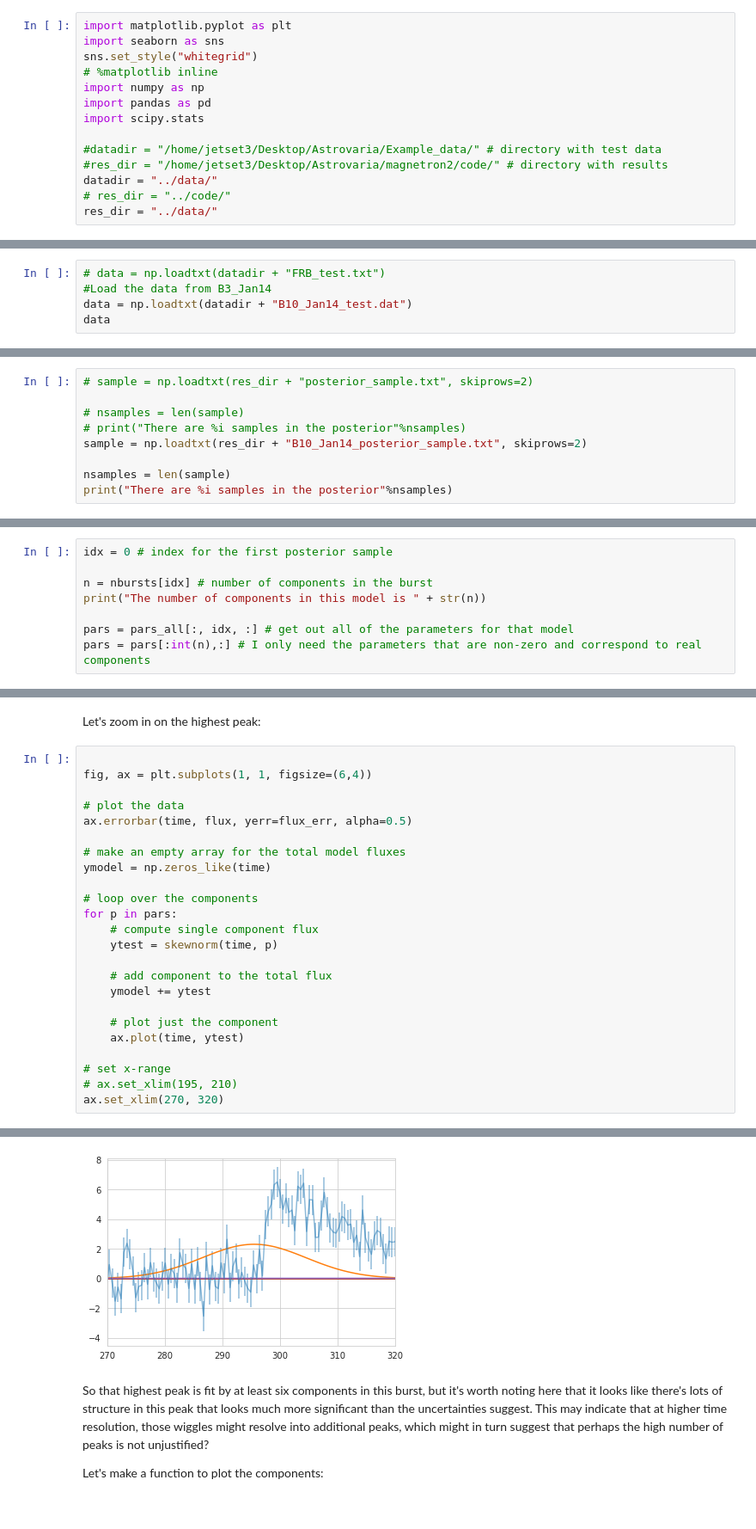
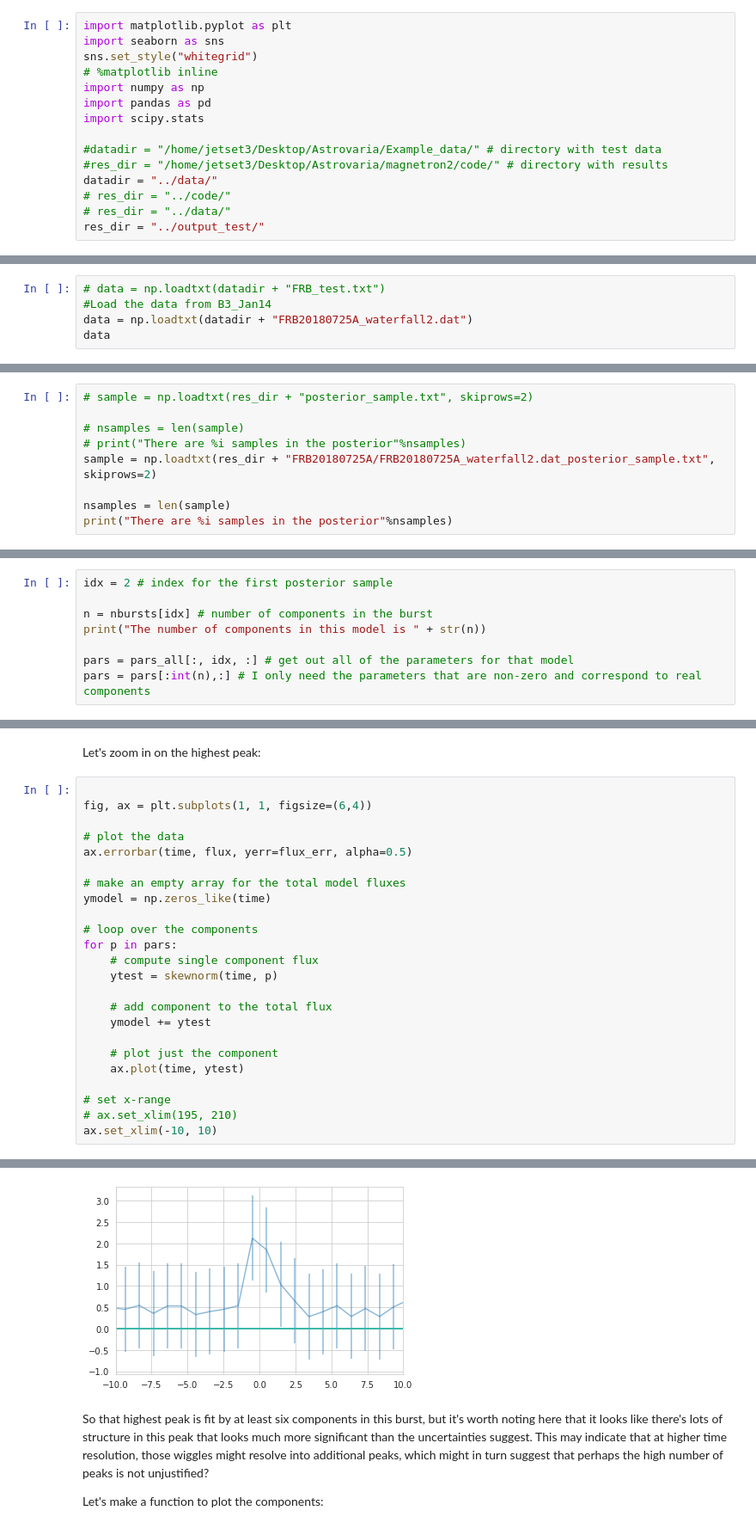
Before and after one commit to MHoogkamer/magnetron2_FRB, a Jupyter notebook: notebooks/FRBMagnetronAnalysis-SkewNormal-LognormalPrior.ipynb, the cells around one changed output, grey strips where cells are left out. Shown at 86% size. Cells and saved outputs as stored; diff of their text form.

```diff
--- a/notebooks/FRBMagnetronAnalysis-SkewNormal-LognormalPrior.ipynb
+++ b/notebooks/FRBMagnetronAnalysis-SkewNormal-LognormalPrior.ipynb
@@ -18,7 +18,8 @@ import scipy.stats
 #res_dir = "/home/jetset3/Desktop/Astrovaria/magnetron2/code/" # directory with results
 datadir = "../data/"
 # res_dir = "../code/"
-res_dir = "../data/"
+# res_dir = "../data/"
+res_dir = "../output_test/"
 # %% [markdown]
 Let's make a function for the Fast-Rise, Exponential Decay (FRED) model that magnetron2 uses for the individual components. We'll need that a little later.
 # %%
@@ -51,6 +52,6 @@ First, let's load the FRB data:
 # %%
 # data = np.loadtxt(datadir + "FRB_test.txt")
 #Load the data from B3_Jan14
-data = np.loadtxt(datadir + "B10_Jan14_test.dat")
+data = np.loadtxt(datadir + "FRB20180725A_waterfall2.dat")
 data
 # %% [output]
@@ -79,7 +90,7 @@ Let's see what the posterior looks like:
 
 # nsamples = len(sample)
 # print("There are %i samples in the posterior"%nsamples)
-sample = np.loadtxt(res_dir + "B10_Jan14_posterior_sample.txt", skiprows=2)
+sample = np.loadtxt(res_dir + "FRB20180725A/FRB20180725A_waterfall2.dat_posterior_sample.txt", skiprows=2)
 
 nsamples = len(sample)
 print("There are %i samples in the posterior"%nsamples)
@@ -215,7 +226,7 @@ For a single posterior sample, let's plot the individual components that make up
 
 We'll just pick the first set of parameters in the posterior sample:
 # %%
-idx = 0 # index for the first posterior sample
+idx = 2 # index for the first posterior sample
 
 n = nbursts[idx] # number of components in the burst
 print("The number of components in this model is " + str(n))
@@ -315,5 +326,5 @@ for p in pars:
 
 # set x-range
 # ax.set_xlim(195, 210)
-ax.set_xlim(270, 320)
+ax.set_xlim(-10, 10)
 # %% [output]
@@ -321,4 +332,4 @@ ax.set_xlim(270, 320)
-[figure, old version]
+[figure, new version]
 # %% [markdown]
 So that highest peak is fit by at least six components in this burst, but it's worth noting here that it looks like there's lots of structure in this peak that looks much more significant than the uncertainties suggest. This may indicate that at higher time resolution, those wiggles might resolve into additional peaks, which might in turn suggest that perhaps the high number of peaks is not unjustified?
 
```
Also changed, not shown: parts of 12 cells of this notebook, 2 other files.
